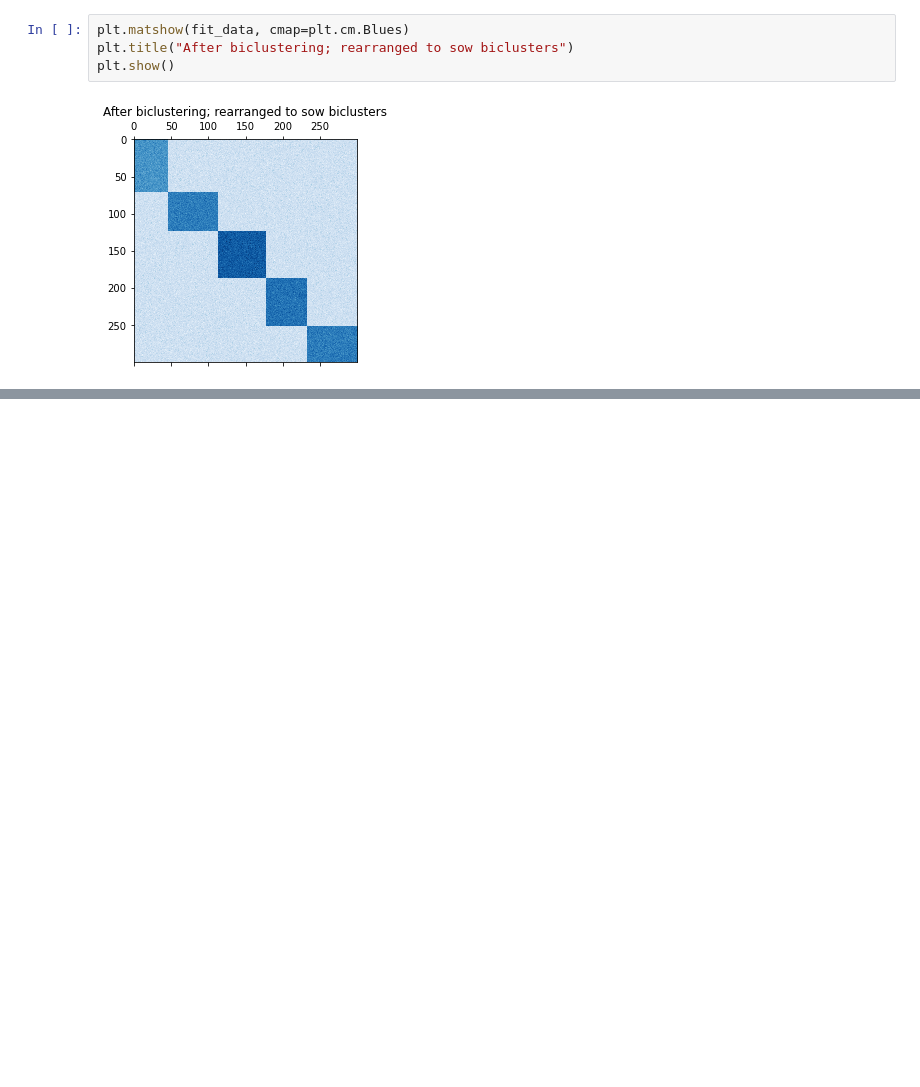
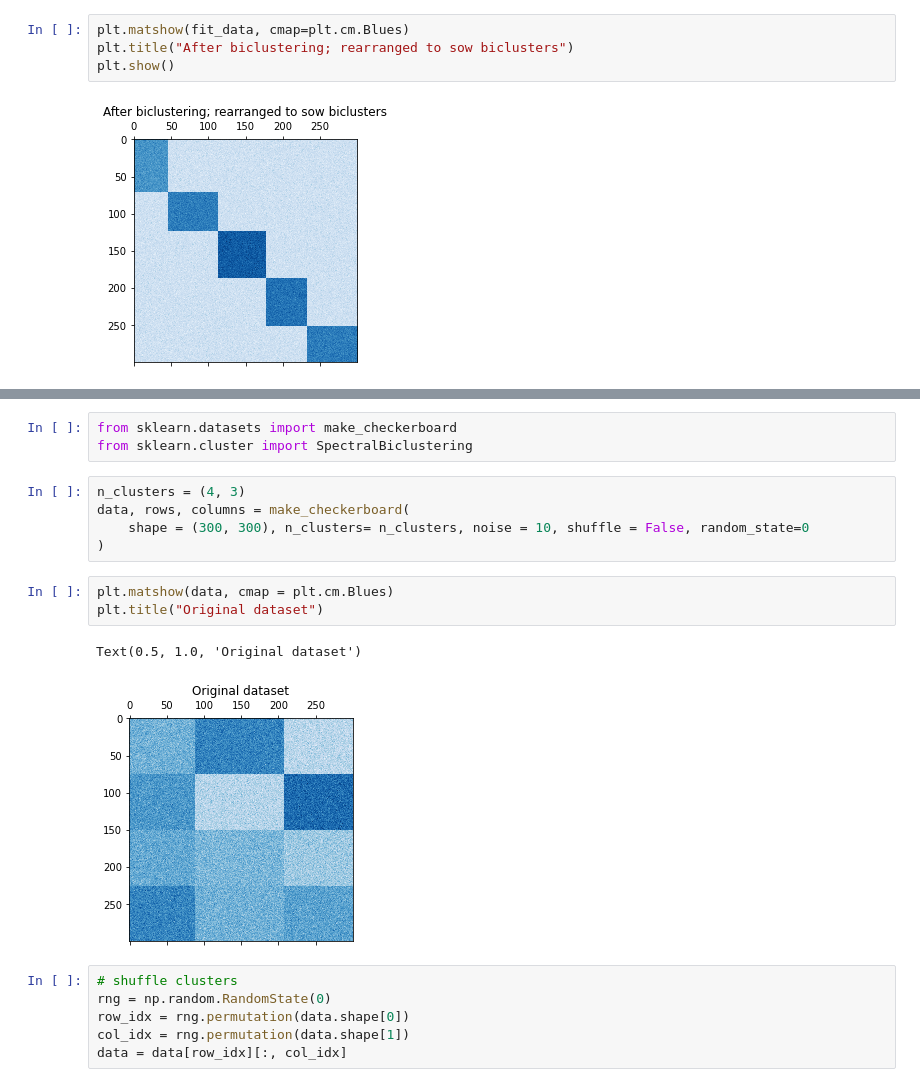
Before and after one commit to amnksngh/MITx.6.86x, a Jupyter notebook: Packages/scikit-learn.ipynb, the cells around one changed output, grey strips where cells are left out. Drawn from its saved outputs; the diff is of its cells as text; blank space fills up the shorter version.

Commit message:
Added an example code for Biclustering which uses Spectral Biclustering algorithm

```diff
--- a/Packages/scikit-learn.ipynb
+++ b/Packages/scikit-learn.ipynb
@@ -54,0 +65,20 @@ plt.show()
+# %%
+from sklearn.datasets import make_checkerboard
+from sklearn.cluster import SpectralBiclustering
+# %%
+n_clusters = (4, 3)
+data, rows, columns = make_checkerboard(
+    shape = (300, 300), n_clusters= n_clusters, noise = 10, shuffle = False, random_state=0
+)
+# %%
+plt.matshow(data, cmap = plt.cm.Blues)
+plt.title("Original dataset")
+# %% [output]
+Text(0.5, 1.0, 'Original dataset')
+[figure, added]
+# %%
+# shuffle clusters
+rng = np.random.RandomState(0)
+row_idx = rng.permutation(data.shape[0])
+col_idx = rng.permutation(data.shape[1])
+data = data[row_idx][:, col_idx]
```
Also changed, not shown: parts of 8 cells of this notebook.
